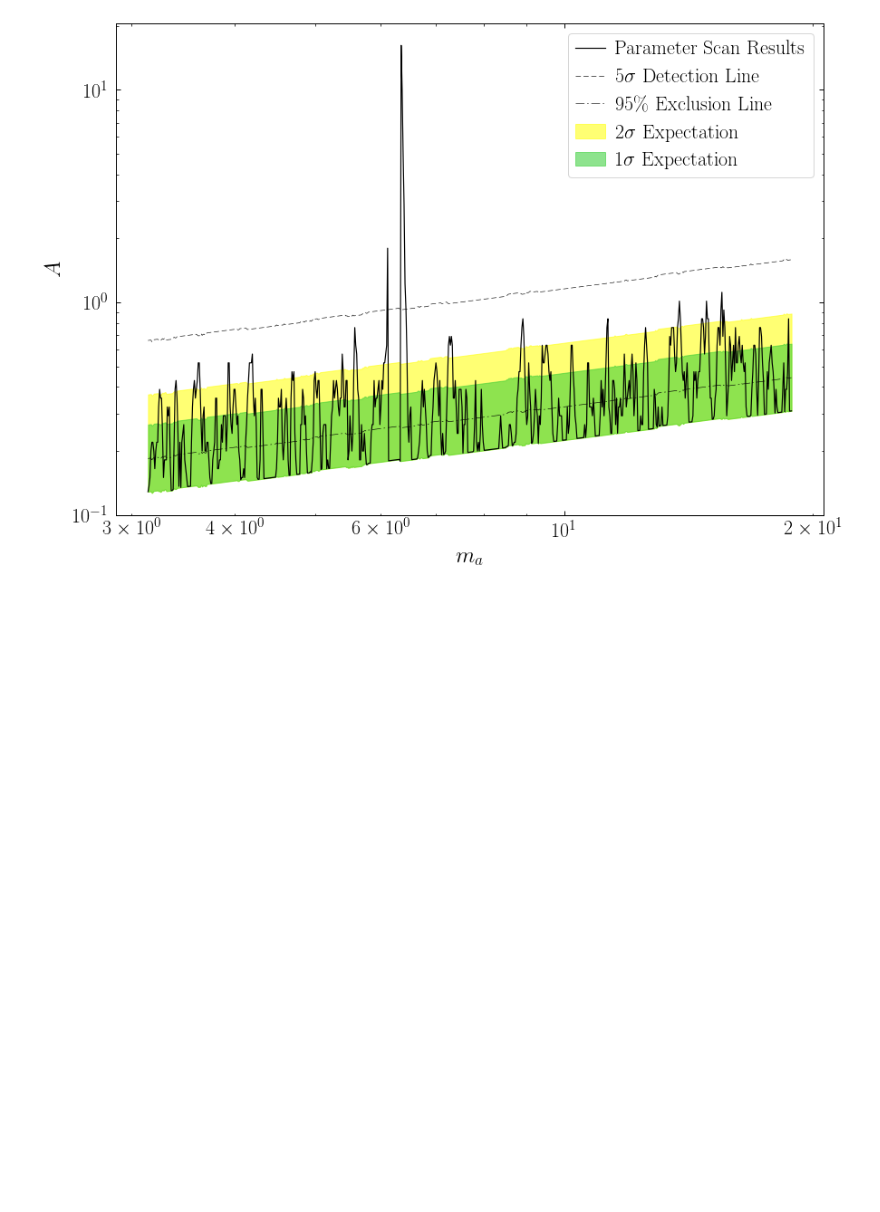
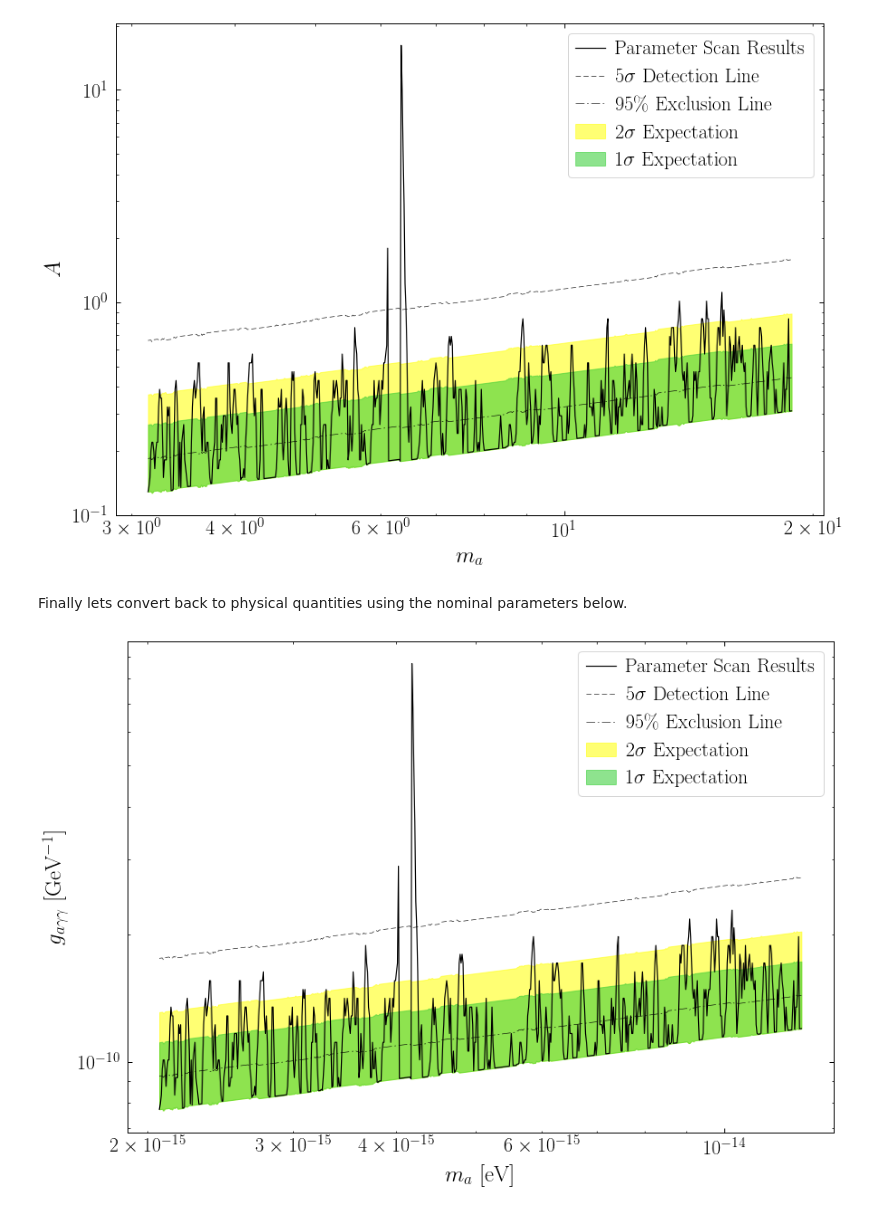
Before and after one commit to bsafdi/AxiScan, a Jupyter notebook: ABRA_Example_Analysis.ipynb, the cells around one changed output. Saved outputs shown, nothing was run; the diff lists cells and outputs as text; code cells hidden in the pictures; blank space fills up the shorter version.

```diff
--- a/ABRA_Example_Analysis.ipynb
+++ b/ABRA_Example_Analysis.ipynb
@@ -205,3 +251,52 @@ plt.legend()
 plt.show()
 # %% [output]
 [figure]
+# %% [markdown]
+Finally lets convert back to physical quantities using the nominal parameters below.
+# %%
+# Convert mass to eV
+mass_TestSet = mass_TestSet*(6.581220e-16)
+
+# Setup basic quantities
+V_B = 1.0 # [m^3]
+B_max = 5.0 # [Wb/m^2]
+Rho_dm = .3 # [GeV/cm^3]
+alphaSq = 0.5
+Lind = 1 # [nH]
+Lpind = 7e3 # [nH]
+
+# Convert everything to eV where possible
+metersToInvEv = 1.0 / (1.9732705e-7)
+cmToInvEv = 100 * metersToInvEv
+webersToUnitless = 1.0 / (5.6227478e-17)
+
+V_B_Ev = V_B * metersToInvEv**3
+B_max_Ev = B_max * webersToUnitless / metersToInvEv
+Rho_dm_Ev = Rho_dm * 10**8 / cmToInvEv**3
+
+# Now convert quantities to gagammagamma per GeV
+A_limits = 10**9 * np.sqrt(A_limits / (alphaSq * (Lind/Lpind) * B_max_Ev**2 * V_B_Ev**2 * Rho_dm_Ev / 4))
+detection = 10**9 * np.sqrt(detection / (alphaSq * (Lind/Lpind) * B_max_Ev**2 * V_B_Ev**2 * Rho_dm_Ev / 4))
+median = 10**9 * np.sqrt(median / (alphaSq * (Lind/Lpind) * B_max_Ev**2 * V_B_Ev**2 * Rho_dm_Ev / 4))
+Sig1Up = 10**9 * np.sqrt(Sig1Up / (alphaSq * (Lind/Lpind) * B_max_Ev**2 * V_B_Ev**2 * Rho_dm_Ev / 4))
+Sig1Lo = 10**9 * np.sqrt(Sig1Lo / (alphaSq * (Lind/Lpind) * B_max_Ev**2 * V_B_Ev**2 * Rho_dm_Ev / 4))
+Sig2Up = 10**9 * np.sqrt(Sig2Up / (alphaSq * (Lind/Lpind) * B_max_Ev**2 * V_B_Ev**2 * Rho_dm_Ev / 4))
+
+# Now plot again
+plt.plot(mass_TestSet[:], A_limits[:], c = 'black', label = r'Parameter Scan Results', lw=1.2)
+plt.plot(mass_TestSet, detection, c= 'black', ls = 'dashed', label = r'5$\sigma$ Detection Line', lw=0.6)
+plt.plot(mass_TestSet, median, c= 'black', ls = 'dashdot', label = r'95\% Exclusion Line', lw=0.6)
+
+plt.fill_between(mass_TestSet, Sig2Up, Sig1Lo, color = 'yellow', alpha = .55,
+                 label = r'2$\sigma$ Expectation')
+plt.fill_between(mass_TestSet, Sig1Up, Sig1Lo, color = 'limegreen', alpha = .55,
+                 label = r'1$\sigma$ Expectation')
+
+plt.ylabel(r'$g_{a\gamma\gamma}$ [GeV$^{-1}$]')
+plt.xlabel(r'$m_a$ [eV]')
+plt.xscale('log')
+plt.yscale('log')
+plt.legend()
+plt.show()
+# %% [output]
+[figure, added]
```
Also changed, not shown: parts of 4 cells of this notebook.
